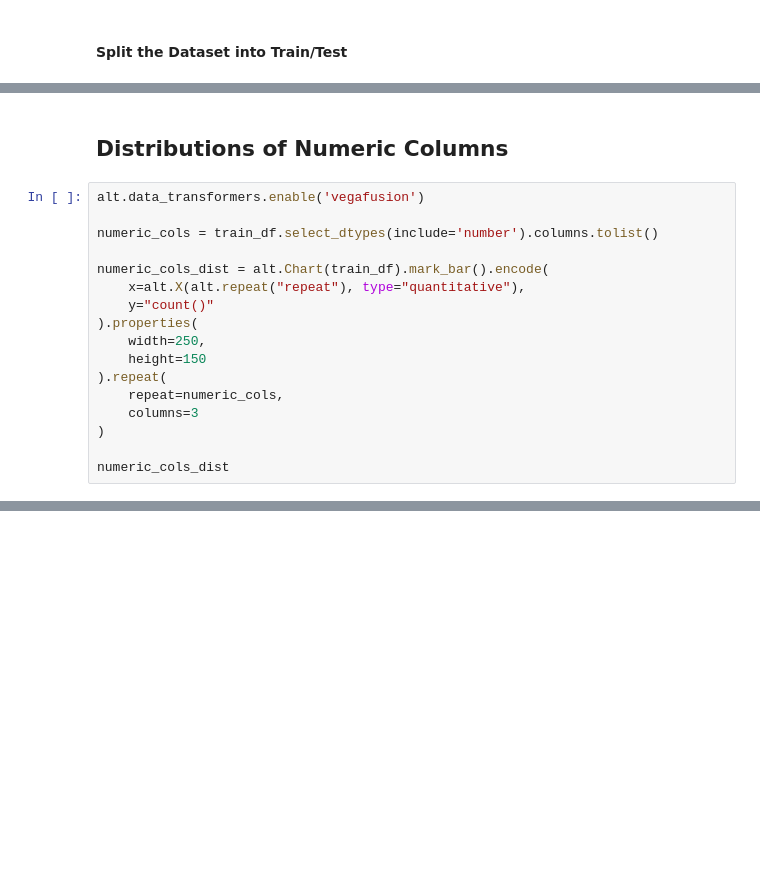
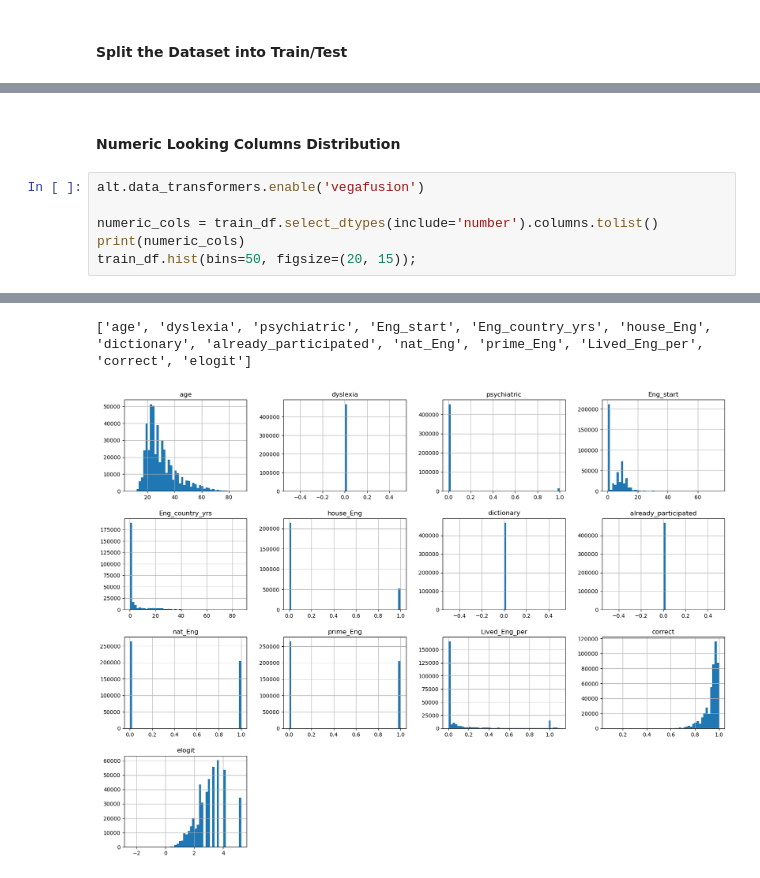
Before and after one commit to UBC-MDS/english-score-predictor, a Jupyter notebook: English Language Learning Ability Prediction in Children.ipynb, the cells around one changed output, grey strips where cells are left out. Cells and saved outputs as stored; diff of their text form; blank space fills up the shorter version.

```diff
--- a/English Language Learning Ability Prediction in Children.ipynb
+++ b/English Language Learning Ability Prediction in Children.ipynb
@@ -207,20 +176,9 @@ dtype: object
 # %% [markdown]
-## Distributions of Numeric Columns
+#### Numeric Looking Columns Distribution
 # %%
 alt.data_transformers.enable('vegafusion')
 
 numeric_cols = train_df.select_dtypes(include='number').columns.tolist()
-
-numeric_cols_dist = alt.Chart(train_df).mark_bar().encode(
-    x=alt.X(alt.repeat("repeat"), type="quantitative"),
-    y="count()"
-).properties(
-    width=250,
-    height=150
-).repeat(
-    repeat=numeric_cols,
-    columns=3
-)
-
-numeric_cols_dist
+print(numeric_cols)
+train_df.hist(bins=50, figsize=(20, 15));
 # %% [output]
@@ -228 +185,3 @@ numeric_cols_dist
+['age', 'dyslexia', 'psychiatric', 'Eng_start', 'Eng_country_yrs', 'house_Eng', 'dictionary', 'already_participated', 'nat_Eng', 'prime_Eng', 'Lived_Eng_per', 'correct', 'elogit']
+[figure, added]
 # %% [markdown]
```
Also changed, not shown: parts of 33 cells of this notebook.
